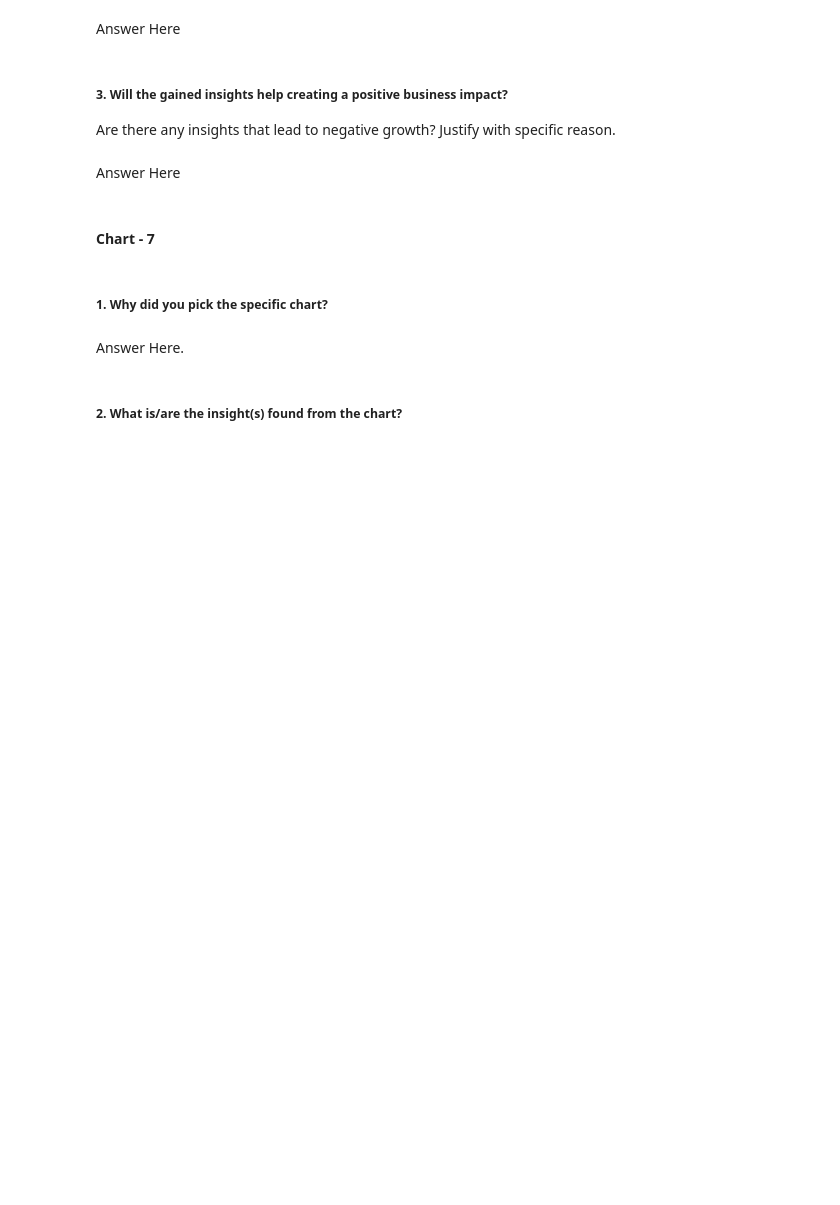
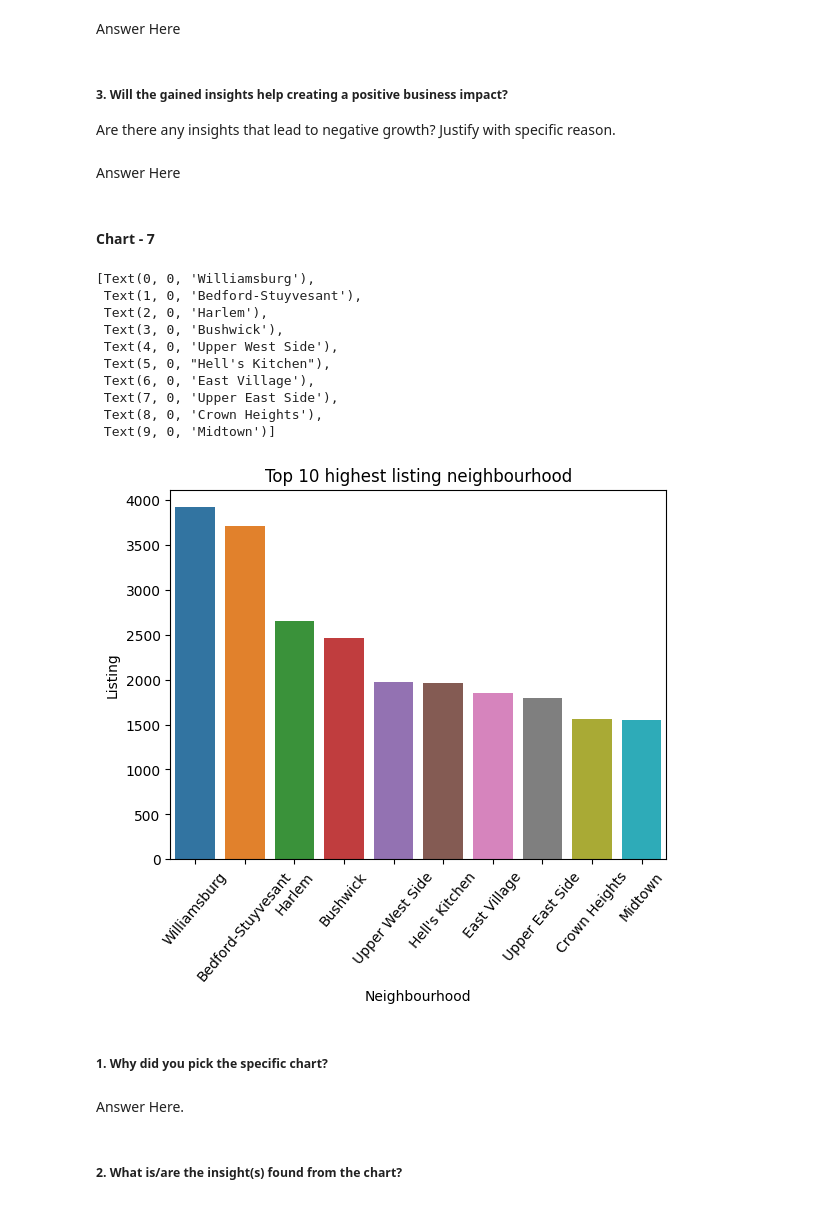
Before and after one commit to Ayushx29/EDA, a Jupyter notebook: AirBnb_Booking_Analysis_(EDA_PROJECT).ipynb, the cells around one changed output. Cells and saved outputs as stored; diff of their text form; code cells hidden in the pictures; blank space fills up the shorter version.

```diff
--- a/AirBnb_Booking_Analysis_(EDA_PROJECT).ipynb
+++ b/AirBnb_Booking_Analysis_(EDA_PROJECT).ipynb
@@ -518,3 +518,8 @@ total_nights_room
 | 0 | Entire home/apt | 216152 |
 | 1 | Private room | 120067 |
 | 2 | Shared room | 7511 |
+# %%
+#7.] Top 10 highest listing neighbourhood
+highest_neighbourhood = Airbnb_price['neighbourhood'].value_counts().sort_values(ascending = False).reset_index().rename(columns = {'index':'neighbourhood','neighbourhood':'listing'})
+top_10_neigh = highest_neighbourhood[:10]
+top_10_neigh
@@ -660,3 +707,22 @@ Answer Here
+# %%
+# Chart - 7 visualization code
+abc = sns.barplot(data =top_10_neigh , x = 'neighbourhood', y ='listing'  )
+abc.set_title('Top 10 highest listing neighbourhood')
+abc.set_ylabel('Listing')
+abc.set_xlabel('Neighbourhood')
+abc.set_xticklabels(abc.get_xticklabels() , rotation = 50 , size = "10")
+# %% [output]
+[Text(0, 0, 'Williamsburg'),
+ Text(1, 0, 'Bedford-Stuyvesant'),
+ Text(2, 0, 'Harlem'),
+ Text(3, 0, 'Bushwick'),
+ Text(4, 0, 'Upper West Side'),
+ Text(5, 0, "Hell's Kitchen"),
+ Text(6, 0, 'East Village'),
+ Text(7, 0, 'Upper East Side'),
+ Text(8, 0, 'Crown Heights'),
+ Text(9, 0, 'Midtown')]
+[figure, added]
 # %% [markdown]
 ##### 1. Why did you pick the specific chart?
 # %% [markdown]
```
Also changed, not shown: parts of 11 cells of this notebook.
